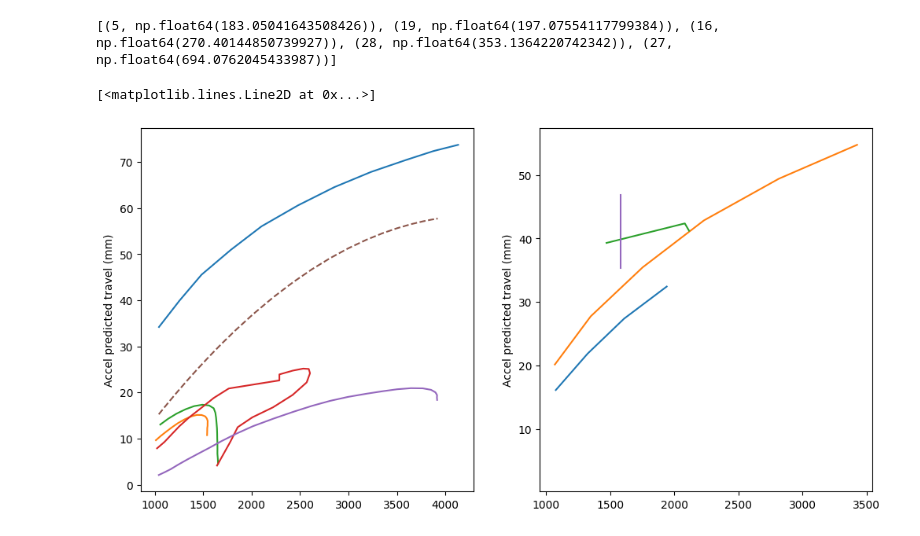
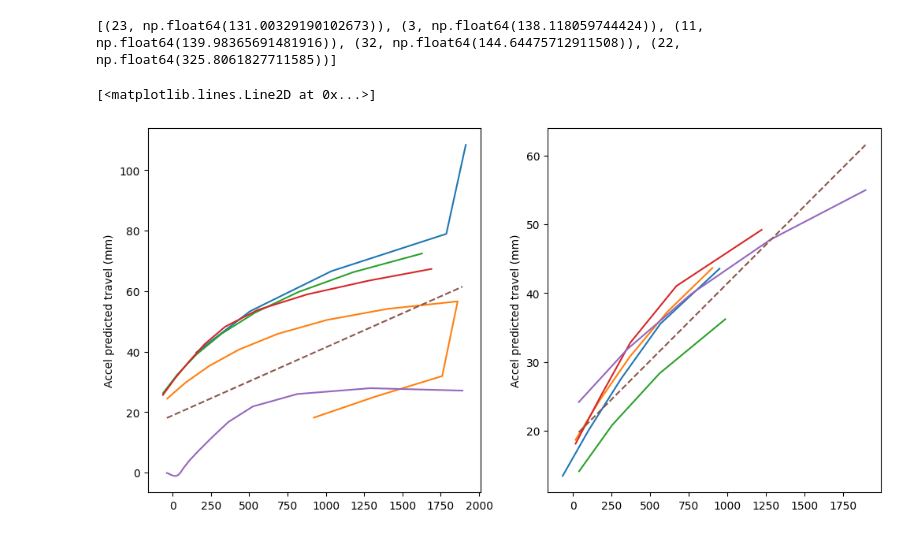
Before and after one commit to colinpate/sus, a Jupyter notebook: cal.ipynb, the cells around one changed output. Drawn from its saved outputs; the diff is of its cells as text; code cells hidden in the pictures.

```diff
--- a/cal.ipynb
+++ b/cal.ipynb
@@ -231,7 +237,7 @@ Still %: 28.384389849358005
 # %%
 # Set up parameters for finding mag->travel training chunks
-mag_baseline = np.mean(still_mags) + np.std(still_mags) #np.percentile(still_mags, 90)#
-print("Mag baseline", mag_baseline)
+mag_baseline = np.median(still_mags) + np.std(still_mags) #np.percentile(still_mags, 90)#
+print("Mag baseline", mag_baseline, "std", np.std(still_mags))
 
 # Data parameters
 still_v_max = 1e9
@@ -239,7 +245,7 @@ bump_x_min = -1
 still_mag_max = mag_baseline
 bump_mag_min =  1000
 still_a_max = 1000
-bump_dx_min = 1
+bump_dx_min = 20
 
 # Time parameters
 still_len = 10
@@ -449,0 +538,35 @@ Mag to travel fit (filtered) to accel-int travel RMSE: 14.493, MAE: 11.682, ME:
+# %%
+travel_filtered_preds = best_model.predict(mag_poly[mag_mask])
+travel_preds = best_model.predict(mag_poly)
+
+plt.figure(figsize=(12,6))
+
+all_mag_mask = (mag_proj > mag_lower_thresh) * (mag_proj < mag_upper_thresh)
+all_mag_poly = poly.fit_transform(mag_proj[all_mag_mask].reshape(-1, 1))
+all_travel_preds = best_model.predict(all_mag_poly)
+print(all_mag_mask.shape, mag_proj.shape, travel.shape)
+
+plt.subplot(1, 2, 1)
+plt.scatter(mag_proj[all_mag_mask], travel[all_mag_mask], label="Actual travel", alpha=0.1)
+plt.plot(mag_proj[all_mag_mask], all_travel_preds, alpha=1, label="Predicted travel from mag", color="black")
+plt.axvline(mag_lower_thresh, color="red", linestyle="--", label="Mag lower thresh")
+plt.axvline(mag_upper_thresh, color="orange", linestyle="--", label="Mag upper thresh")
+plt.xlabel("milligauss")
+plt.ylabel("Travel (mm)")
+plt.legend()
+
+plt.subplot(1, 2, 2)
+plt.scatter(mag_points_filtered, travel_filtered_preds, label="Predicted travel from mag")
+plt.scatter(mag_points_filtered, pred_x_points_filtered, label="Predicted travel from accel")
+plt.scatter(mag_points_filtered, x_points_filtered, label="Actual travel")
+plt.xlabel("milligauss")
+plt.ylabel("Travel (mm)")
+plt.legend()
+
+centered_trav_filt_preds = travel_filtered_preds - np.mean(travel_filtered_preds)
+centered_x_points_filtered = x_points_filtered - np.mean(x_points_filtered)
+
+print_err_stats(all_travel_preds, travel[all_mag_mask], prefix="Mag to travel fit")
+print_err_stats(travel_filtered_preds, x_points_filtered, prefix="Mag to travel fit (filtered)")
+print_err_stats(centered_trav_filt_preds, centered_x_points_filtered, prefix="Centered mag to travel fit (filtered)")
+print_err_stats(travel_filtered_preds, pred_x_points_filtered, prefix="Mag to travel fit (filtered) to accel-int travel")
@@ -457,36 +587,36 @@ a_ints = []
 for (mag_chunk, a_int_chunk) in zip(mag_chunks, a_intint_chunks):
     mag_mask_i = (mag_chunk > mag_lower_thresh) * (mag_chunk < mag_upper_thresh)
     if np.where(mag_mask_i)[0].size > 0:
         x_poly = poly.fit_transform(mag_chunk[mag_mask_i].reshape(-1, 1))
-        y_pred = model.predict(x_poly)
+        y_pred = best_model.predict(x_poly)
         pred_error = abs(a_int_chunk[mag_mask_i] - y_pred)
         mean_err = np.sum(pred_error)
 
         pred_errors.append(mean_err)
         y_preds.append(y_pred)
         mags.append(mag_chunk[mag_mask_i])
         a_ints.append(a_int_chunk[mag_mask_i])
 
 errors_sorted = sorted(enumerate(pred_errors), key=lambda x: x[1])
 print(errors_sorted[-5:])
 
 plt.figure(figsize=(12, 6))
 plt.subplot(1, 2, 1)
 plt.ylabel("Accel predicted travel (mm)")
 for i in errors_sorted[-5:]:
     chunk_idx = i[0]
     plt.plot(mags[chunk_idx], a_ints[chunk_idx])
 plt.plot(mags[chunk_idx], y_preds[chunk_idx], linestyle="--")
 plt.subplot(1, 2, 2)
 plt.ylabel("Accel predicted travel (mm)")
 for i in errors_sorted[:5]:
     chunk_idx = i[0]
     plt.plot(mags[chunk_idx], a_ints[chunk_idx])
 plt.plot(mags[chunk_idx], y_preds[chunk_idx], linestyle="--")
 # %% [output]
-[(5, np.float64(183.05041643508426)), (19, np.float64(197.07554117799384)), (16, np.float64(270.40144850739927)), (28, np.float64(353.1364220742342)), (27, np.float64(694.0762045433987))]
+[(23, np.float64(131.00329190102673)), (3, np.float64(138.118059744424)), (11, np.float64(139.98365691481916)), (32, np.float64(144.64475712911508)), (22, np.float64(325.8061827711585))]
 [<matplotlib.lines.Line2D at 0x...>]
-[figure, old version]
+[figure, new version]
 # %%
 # Find the worst chunks
 errors_sorted = sorted(enumerate(slices), key=lambda x: abs_err_arr[x[0]][-1])
```
Also changed, not shown: parts of 15 cells of this notebook, 4 other files.
